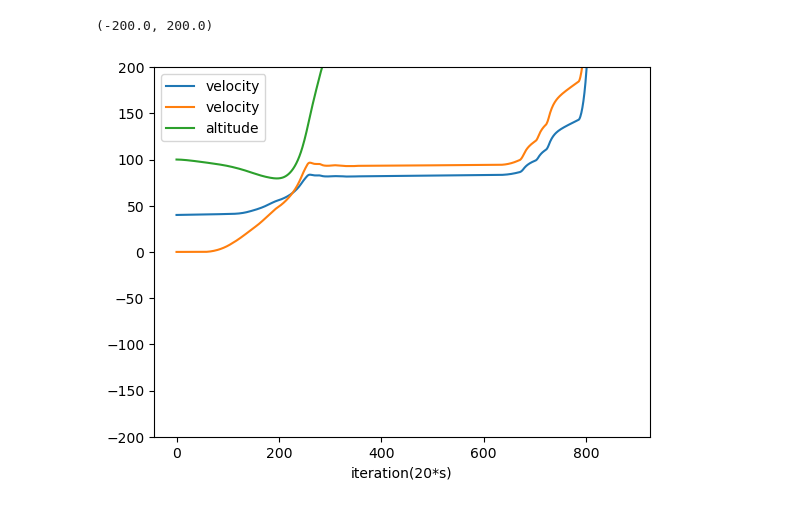
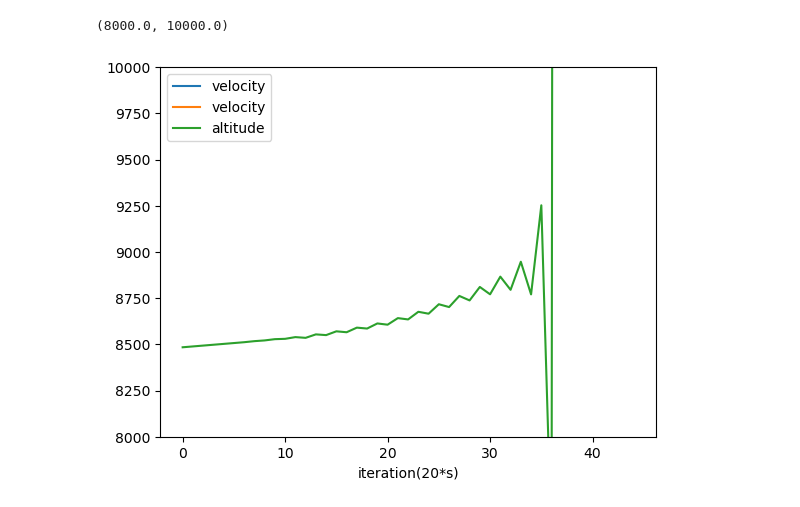
Before and after one commit to michcode2/flightsim, a Jupyter notebook: Untitled.ipynb, the cells around one changed output. Drawn from its saved outputs; the diff is of its cells as text; code cells hidden in the pictures.

```diff
--- a/Untitled.ipynb
+++ b/Untitled.ipynb
@@ -19,15 +19,16 @@ velocities = [s['velocity'] for s in states]
 positions = [s['position'] for s in states]
 accelerations = [s['acceleration'] for s in states]
 # %%
-plt.plot([v['x'] for v in velocities], label="velocity")
-plt.plot([v['y'] for v in velocities], label="velocity")
-plt.plot([p['z'] for p in positions], label="altitude")
+start = 2350
+plt.plot([v['x'] for v in velocities[start:]], label="velocity")
+plt.plot([v['y'] for v in velocities[start:]], label="velocity")
+plt.plot([p['z'] for p in positions[start:]], label="altitude")
 plt.legend()
 plt.xlabel("iteration(20*s)")
-plt.ylim([-200, 200])
+plt.ylim([8e3, 1e4])
 # %% [output]
-(-200.0, 200.0)
+(8000.0, 10000.0)
-[figure, old version]
+[figure, new version]
 # %%
 plt.plot([p['az'] for p in pointings])
 plt.plot([velocity_magnitude(v) for v in velocities])
```
Also changed, not shown: parts of 2 cells of this notebook, 14 other files.
